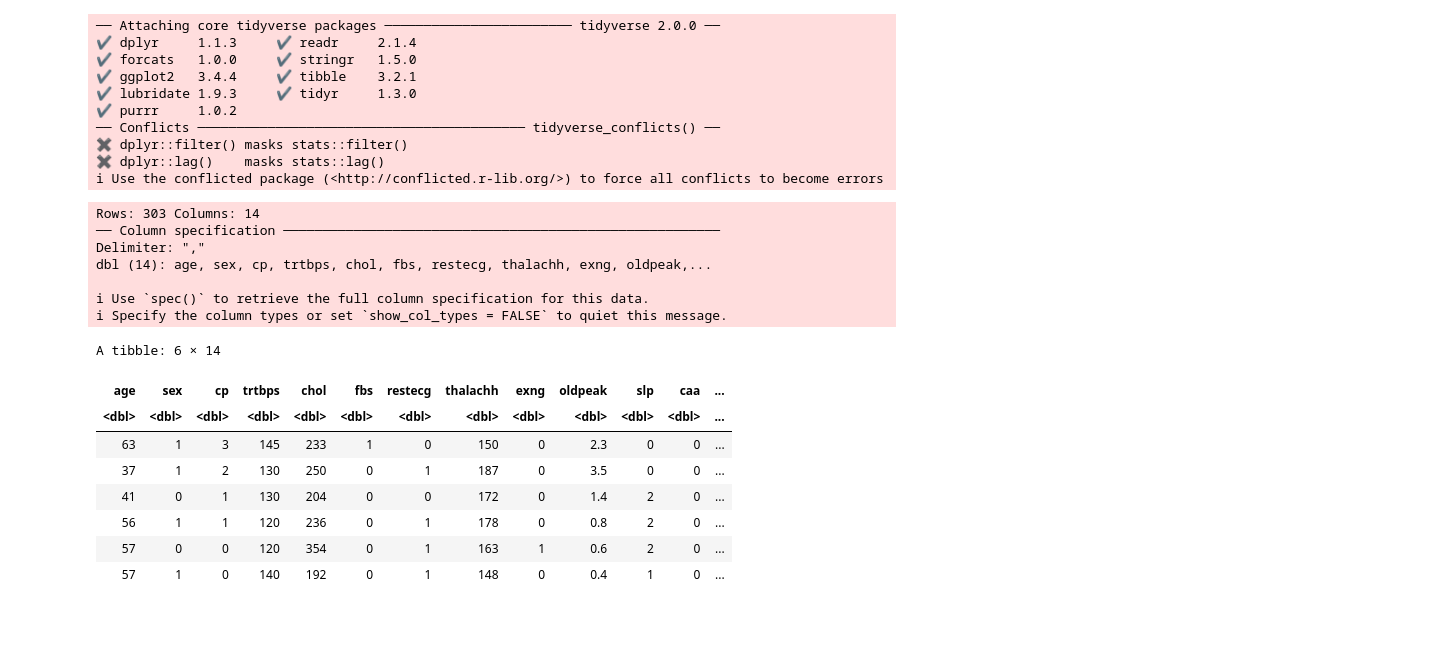
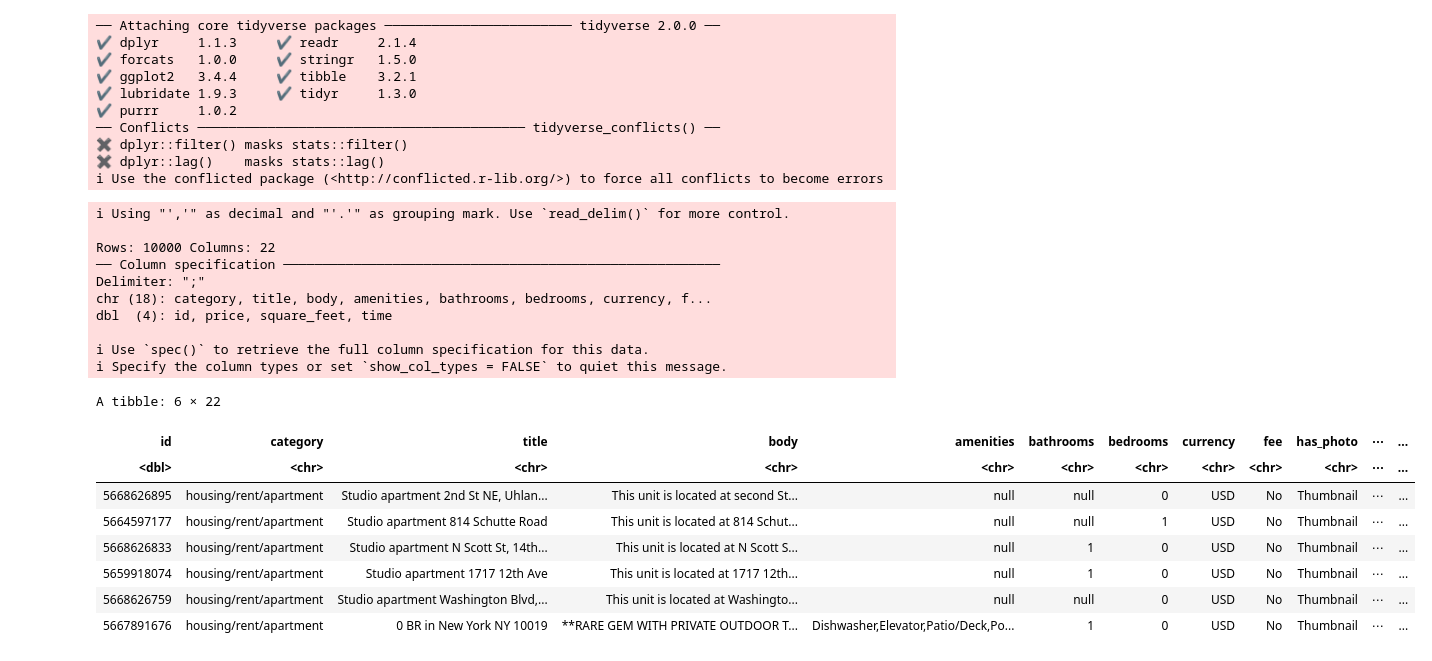
Before and after one commit to LightAwesome/apartment_rent_analysis, a Jupyter notebook: test file.ipynb, the cells around one changed output. Cells and saved outputs as stored; diff of their text form; code cells hidden in the pictures; blank space fills up the shorter version.

Commit message:
manipulated data

```diff
--- a/test file.ipynb
+++ b/test file.ipynb
@@ -12,23 +12,26 @@ library(tidyverse)
 ✖ dplyr::lag()    masks stats::lag()
 ℹ Use the conflicted package (<http://conflicted.r-lib.org/>) to force all conflicts to become errors
 # %%
-heart<- read_csv("data/heart.csv")
-head(heart)
+apartments<- read_csv2("data/apartments_for_rent_classified_10K.csv")
+head(apartments)
 # %% [output]
-Rows: 303 Columns: 14
+ℹ Using "','" as decimal and "'.'" as grouping mark. Use `read_delim()` for more control.
+
+Rows: 10000 Columns: 22
 ── Column specification ────────────────────────────────────────────────────────
-Delimiter: ","
-dbl (14): age, sex, cp, trtbps, chol, fbs, restecg, thalachh, exng, oldpeak,...
+Delimiter: ";"
+chr (18): category, title, body, amenities, bathrooms, bedrooms, currency, f...
+dbl  (4): id, price, square_feet, time
 
 ℹ Use `spec()` to retrieve the full column specification for this data.
 ℹ Specify the column types or set `show_col_types = FALSE` to quiet this message.
-A tibble: 6 × 14
+A tibble: 6 × 22
-| age | sex | cp | trtbps | chol | fbs | restecg | thalachh | exng | oldpeak | slp | caa | ... |
-| <dbl> | <dbl> | <dbl> | <dbl> | <dbl> | <dbl> | <dbl> | <dbl> | <dbl> | <dbl> | <dbl> | <dbl> | ... |
-| 63 | 1 | 3 | 145 | 233 | 1 | 0 | 150 | 0 | 2.3 | 0 | 0 | ... |
-| 37 | 1 | 2 | 130 | 250 | 0 | 1 | 187 | 0 | 3.5 | 0 | 0 | ... |
-| 41 | 0 | 1 | 130 | 204 | 0 | 0 | 172 | 0 | 1.4 | 2 | 0 | ... |
-| 56 | 1 | 1 | 120 | 236 | 0 | 1 | 178 | 0 | 0.8 | 2 | 0 | ... |
-| 57 | 0 | 0 | 120 | 354 | 0 | 1 | 163 | 1 | 0.6 | 2 | 0 | ... |
-| 57 | 1 | 0 | 140 | 192 | 0 | 1 | 148 | 0 | 0.4 | 1 | 0 | ... |
+| id | category | title | body | amenities | bathrooms | bedrooms | currency | fee | has_photo | ⋯ | ... |
+| <dbl> | <chr> | <chr> | <chr> | <chr> | <chr> | <chr> | <chr> | <chr> | <chr> | ⋯ | ... |
+| 5668626895 | housing/rent/apartment | Studio apartment 2nd St NE, Uhlan... | This unit is located at second St... | null | null | 0 | USD | No | Thumbnail | ⋯ | ... |
+| 5664597177 | housing/rent/apartment | Studio apartment 814 Schutte Road | This unit is located at 814 Schut... | null | null | 1 | USD | No | Thumbnail | ⋯ | ... |
+| 5668626833 | housing/rent/apartment | Studio apartment N Scott St, 14th... | This unit is located at N Scott S... | null | 1 | 0 | USD | No | Thumbnail | ⋯ | ... |
+| 5659918074 | housing/rent/apartment | Studio apartment 1717 12th Ave | This unit is located at 1717 12th... | null | 1 | 0 | USD | No | Thumbnail | ⋯ | ... |
+| 5668626759 | housing/rent/apartment | Studio apartment Washington Blvd,... | This unit is located at Washingto... | null | null | 0 | USD | No | Thumbnail | ⋯ | ... |
+| 5667891676 | housing/rent/apartment | 0 BR in New York NY 10019 | **RARE GEM WITH PRIVATE OUTDOOR T... | Dishwasher,Elevator,Patio/Deck,Po... | 1 | 0 | USD | No | Thumbnail | ⋯ | ... |
 # %%
```
Also changed, not shown: parts of 1 cell of this notebook.
